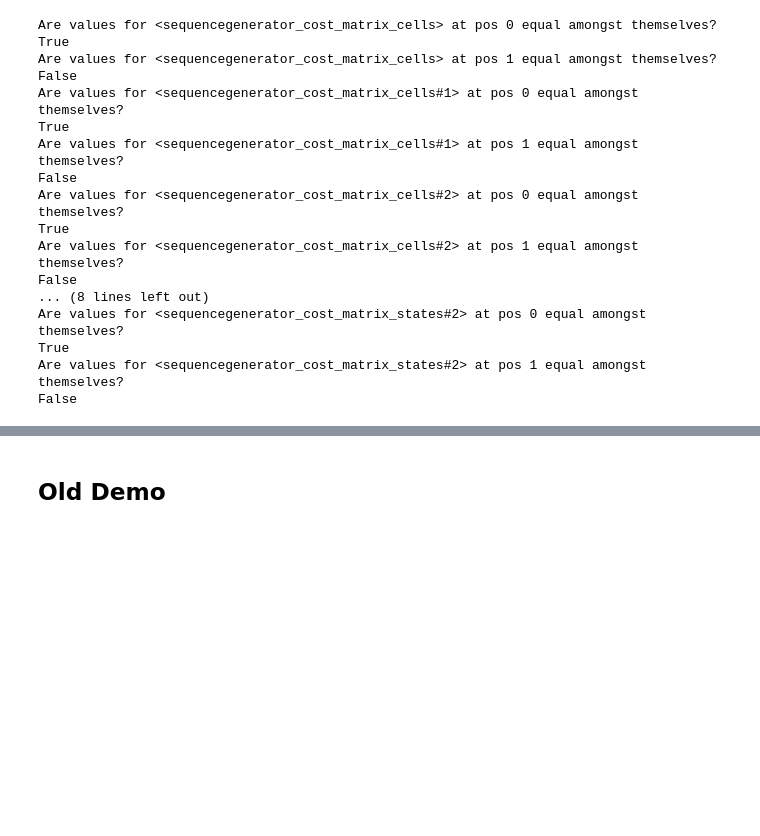
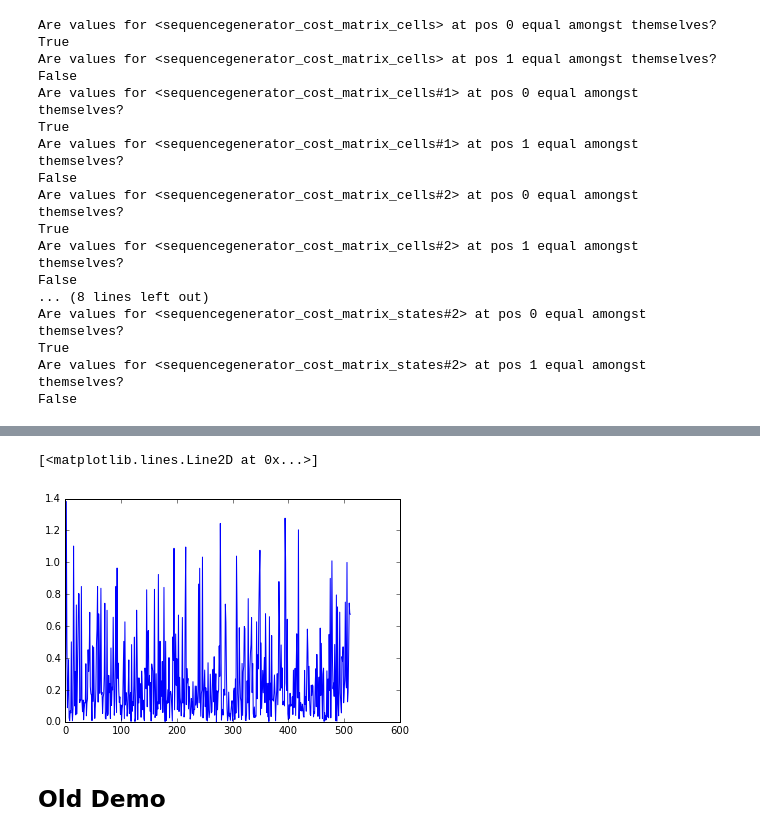
Before and after one commit to Copper-Head/the-three-stooges, a Jupyter notebook: Sandbox.ipynb, the cells around one changed output, grey strips where cells are left out. Saved outputs shown, nothing was run; the diff lists cells and outputs as text; code cells hidden in the pictures; blank space fills up the shorter version.

```diff
--- a/Sandbox.ipynb
+++ b/Sandbox.ipynb
@@ -102,3 +126,8 @@ False
+# %%
+plt.plot(np.abs(cell2_mean - coi_cell2))
+# %% [output]
+[<matplotlib.lines.Line2D at 0x...>]
+[figure, added]
 # %% [markdown]
 ## Old Demo
 # %%
```
Also changed, not shown: parts of 7 cells of this notebook.
